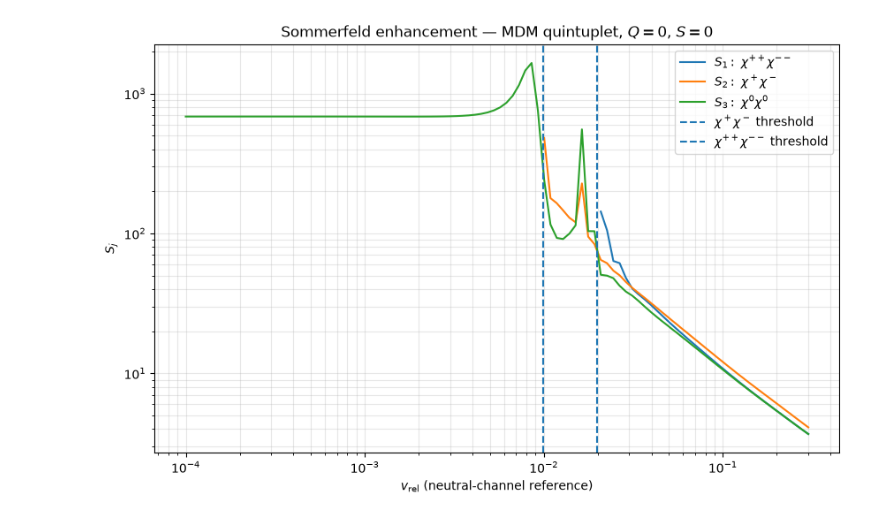
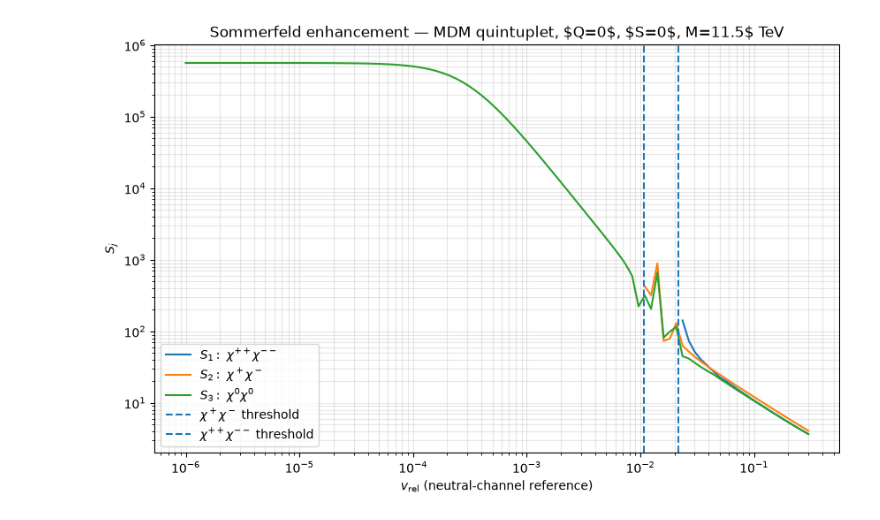
Before and after one commit to QuantumPanda03/sommerfeld-mdm, a Jupyter notebook: notebooks/mdm_velocity_scan.ipynb, the cells around one changed output. Cells and saved outputs as stored; diff of their text form; code cells hidden in the pictures.

```diff
--- a/notebooks/mdm_velocity_scan.ipynb
+++ b/notebooks/mdm_velocity_scan.ipynb
@@ -4,14 +4,14 @@ from sommerfeld_mdm.sommerfeld import sommerfeld
 from sommerfeld_mdm.mdm import mdm_quintupletQ0S0
 import matplotlib.pyplot as plt
 
-M = 11532.0
+M = 11500.0
 delta = 0.167
 Mw = 80.379
 
 Tstart = 200
 vstart = min(np.sqrt( ( 6 * Tstart ) / M),0.5)
 V_inf, V_eff, Gamma = mdm_quintupletQ0S0(M)
-v_rel = np.logspace(-7, np.log10(vstart), 100)
+v_rel = np.logspace(-5, np.log10(0.1), 300)
 S3_list = []
 
 for v in v_rel:
@@ -45,7 +45,7 @@ plt.axvline(v_threshold_2, linestyle="--",label=r"$\chi^+\chi^-$ threshold")
 plt.axvline(v_threshold_1, linestyle="--",label=r"$\chi^{++}\chi^{--}$ threshold")
 plt.xlabel(r"$v_\mathrm{rel}$", fontsize=14)
 plt.ylabel(r"$S_3(v)$", fontsize=14)
-plt.title(r"Sommerfeld enhancement for MDM quintuplet $Q=0, S=0$", fontsize=16)
+plt.title(f"Sommerfeld enhancement for MDM $Q=0, S=0$, M={M:.2f} GeV", fontsize=16)
 plt.legend(fontsize=12)
 plt.grid()
 plt.show()
@@ -54,4 +67,9 @@ plt.show()
 # %%
+M = 11500
+delta = 0.167
+Mw = 80.379
+V_inf, V_eff, Gamma = mdm_quintupletQ0S0(M)
+
 def sommerfeld_factors(v_rel, x_inf=30.0):
 
     E = M * (v_rel / 2)**2
@@ -88,10 +106,10 @@ def sommerfeld_factors(v_rel, x_inf=30.0):
 
     return S
 
-velocities = np.geomspace(1e-4, 0.3, 100)
+velocities = np.geomspace(1e-6, 0.3, 100)
 
 S_values = np.array([
-    sommerfeld_factors(v_rel)
+    sommerfeld_factors(v_rel , x_inf = 10.0 * (M * v_rel / 2) / Mw)
     for v_rel in velocities
 ])
 
@@ -111,32 +129,32 @@ plt.loglog(
 
 plt.loglog(
     velocities, S2,
     label=r"$S_2:\ \chi^+\chi^-$"
 )
 
 plt.loglog(
     velocities, S3,
     label=r"$S_3:\ \chi^0\chi^0$"
 )
 
 plt.axvline(
     v_th_2,
     linestyle="--",
     label=r"$\chi^+\chi^-$ threshold"
 )
 
 plt.axvline(
     v_th_1,
     linestyle="--",
     label=r"$\chi^{++}\chi^{--}$ threshold"
 )
 
 plt.xlabel(r"$v_{\mathrm{rel}}$ (neutral-channel reference)")
 plt.ylabel(r"$S_j$")
-plt.title(r"Sommerfeld enhancement — MDM quintuplet, $Q=0$, $S=0$")
+plt.title(f"Sommerfeld enhancement — MDM quintuplet, $Q=0$, $S=0$, M={M/1000:.1f}$ TeV")
 
 plt.grid(True, which="both", alpha=0.3)
 plt.legend()
 plt.show()
 # %% [output]
-[figure, old version]
+[figure, new version]
```
Also changed, not shown: parts of 2 cells of this notebook, 3 other files.
